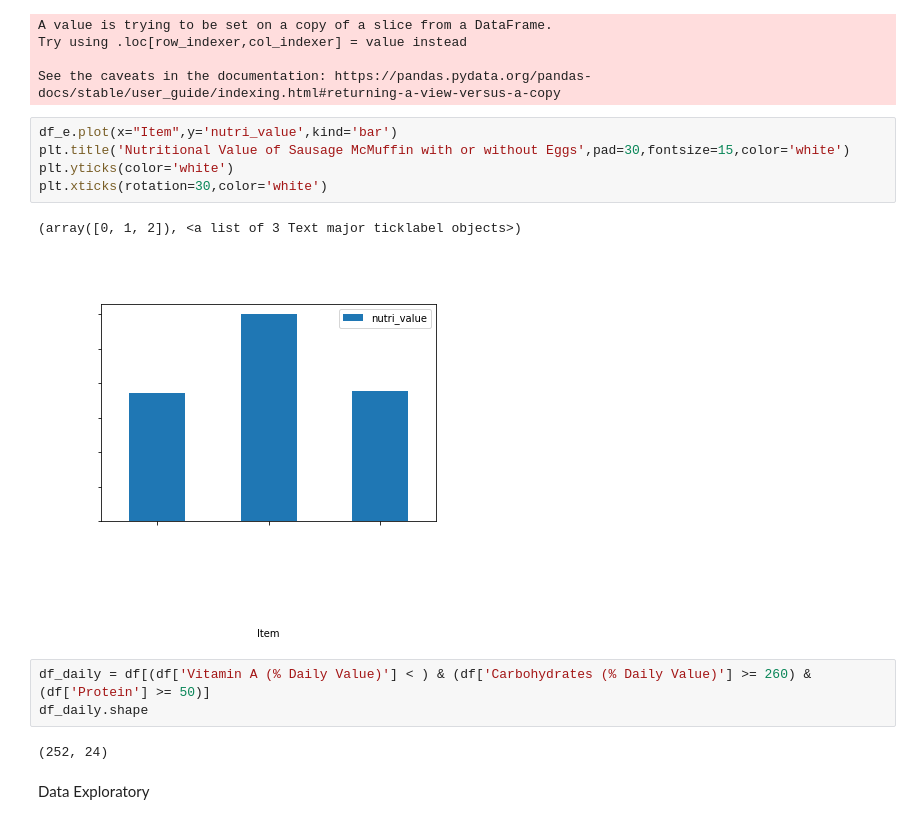
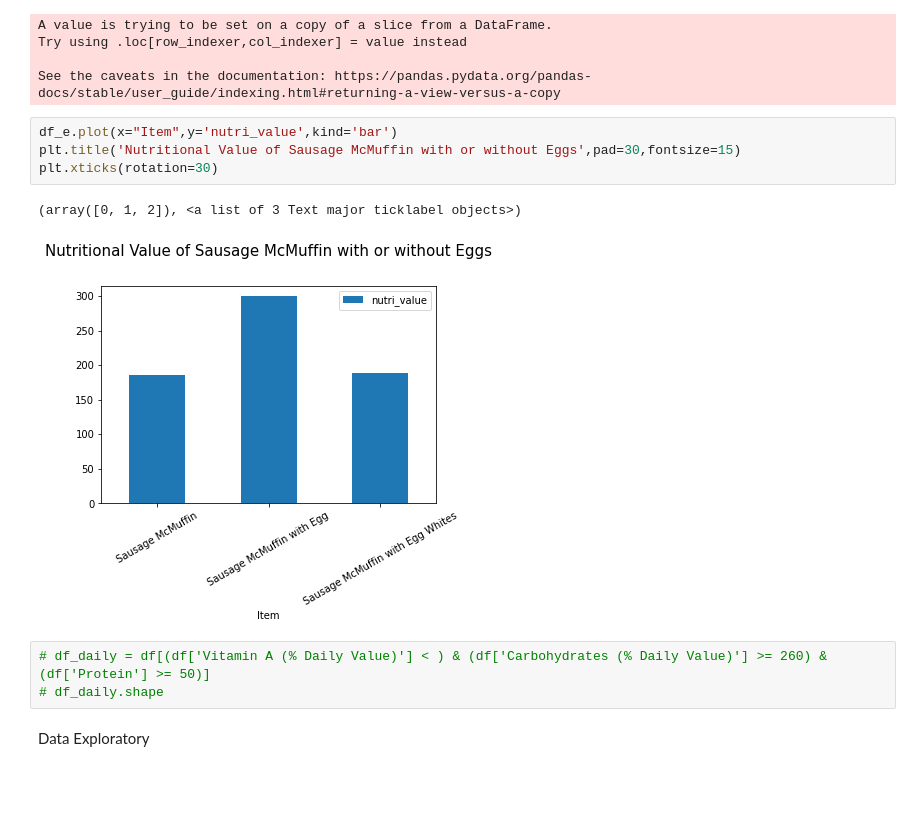
Before and after one commit to ariqnfl/learn-py, a Jupyter notebook: Training/McD.ipynb, the cells around one changed output. Saved outputs shown, nothing was run; the diff lists cells and outputs as text; blank space fills up the shorter version.

```diff
--- a/Training/McD.ipynb
+++ b/Training/McD.ipynb
@@ -101,17 +124,14 @@ Try using .loc[row_indexer,col_indexer] = value instead
 See the caveats in the documentation: https://pandas.pydata.org/pandas-docs/stable/user_guide/indexing.html#returning-a-view-versus-a-copy
 # %%
 df_e.plot(x="Item",y='nutri_value',kind='bar')
-plt.title('Nutritional Value of Sausage McMuffin with or without Eggs',pad=30,fontsize=15,color='white')
-plt.yticks(color='white')
-plt.xticks(rotation=30,color='white')
+plt.title('Nutritional Value of Sausage McMuffin with or without Eggs',pad=30,fontsize=15)
+plt.xticks(rotation=30)
 # %% [output]
 (array([0, 1, 2]), <a list of 3 Text major ticklabel objects>)
-[figure, old version]
+[figure, new version]
 # %%
-df_daily = df[(df['Vitamin A (% Daily Value)'] < ) & (df['Carbohydrates (% Daily Value)'] >= 260) & (df['Protein'] >= 50)]
-df_daily.shape
+# df_daily = df[(df['Vitamin A (% Daily Value)'] < ) & (df['Carbohydrates (% Daily Value)'] >= 260) & (df['Protein'] >= 50)]
+# df_daily.shape
-# %% [output]
-(252, 24)
 # %% [markdown]
 Data Exploratory
 # %%
```
Also changed, not shown: parts of 8 cells of this notebook, 3 other files.
